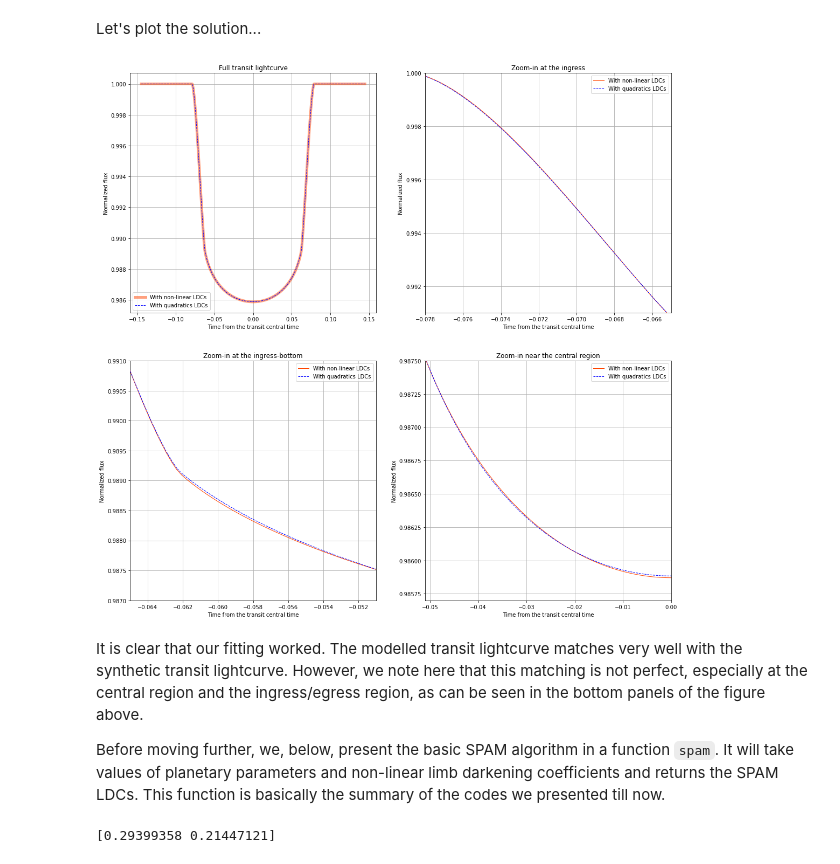
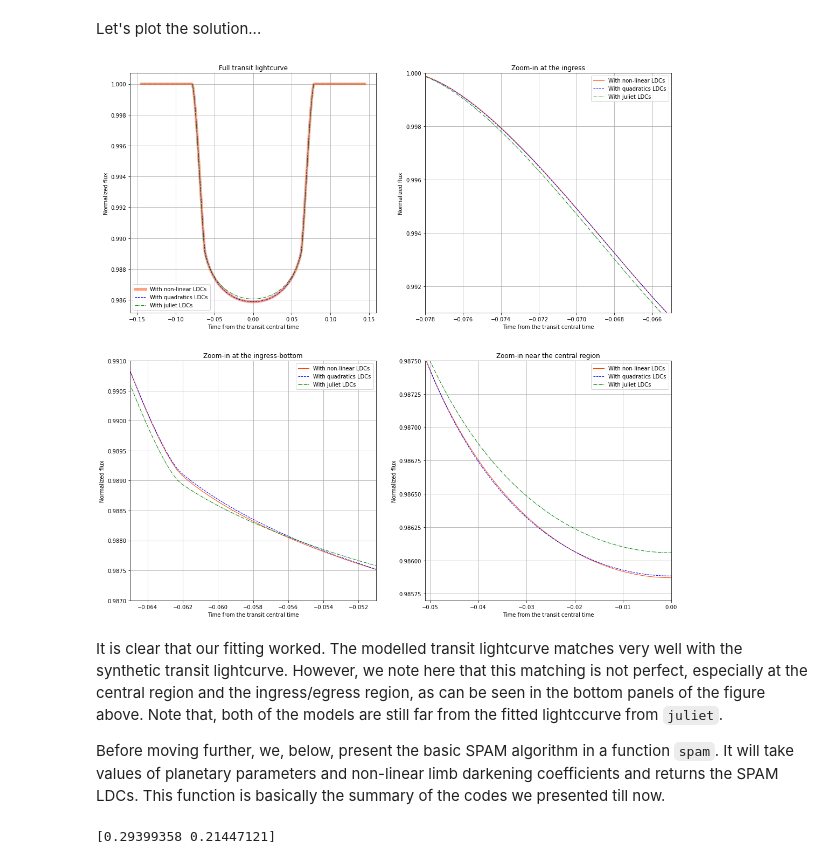
Before and after one commit to Jayshil/ld-spam, a Jupyter notebook: Notebooks/spam.ipynb, the cells around one changed output. Saved outputs shown, nothing was run; the diff lists cells and outputs as text; code cells hidden in the pictures.

Commit message:
Added juliet plotst

```diff
--- a/Notebooks/spam.ipynb
+++ b/Notebooks/spam.ipynb
@@ -56,6 +56,7 @@ Below, we plot our synthetic lightcurve using the function defined above (using
 # %%
 time = np.linspace(-4.41193789/(9.719*np.pi), 4.41193789/(9.719*np.pi), 1000)
 flux = transit(time, 0., 4.41193789, 0.11108, 9.719, 0.228, 0., 90., [0.461242, 0.339466, -0.16376, 3.4e-05], "nonlinear")
+flux_jl = transit(time, 0., 4.41193789, 0.11108, 9.719, 0.228, 0., 90., [0.302, 0.134], "quadratic")
 
 plt.figure(figsize=(9,9))
 plt.plot(time, flux)
@@ -94,6 +95,7 @@ fig, axs = plt.subplots(nrows=2, ncols=2,
                                     figsize=(18, 18))
 axs[0,0].plot(time, flux, lw=5, color='orangered', alpha=0.5, zorder=5, label='With non-linear LDCs')
 axs[0,0].plot(time, flux_qua, lw=1, ls='--', color='blue', zorder=10, label='With quadratics LDCs')
+axs[0,0].plot(time, flux_jl, lw=1, ls='-.', color='green', zorder=10, label='With juliet LDCs')
 axs[0,0].set_xlabel('Time from the transit central time')
 axs[0,0].set_ylabel('Normalized flux')
 axs[0,0].legend(loc='best')
@@ -102,37 +104,40 @@ axs[0,0].grid()
 
 axs[0,1].plot(time, flux, lw=1, color='orangered', alpha=1.0, zorder=5, label='With non-linear LDCs')
 axs[0,1].plot(time, flux_qua, lw=1, ls='--', color='blue', zorder=10, label='With quadratics LDCs')
+axs[0,1].plot(time, flux_jl, lw=1, ls='-.', color='green', zorder=10, label='With juliet LDCs')
 axs[0,1].set_xlabel('Time from the transit central time')
 axs[0,1].set_ylabel('Normalized flux')
 axs[0,1].legend(loc='best')
 axs[0,1].set_xlim([-0.078,-0.065])
 axs[0,1].set_ylim([0.991, 1.000])
 axs[0,1].set_title('Zoom-in at the ingress')
 axs[0,1].grid()
 
 axs[1,0].plot(time, flux, lw=1, color='orangered', alpha=1.0, zorder=5, label='With non-linear LDCs')
 axs[1,0].plot(time, flux_qua, lw=1, ls='--', color='blue', zorder=10, label='With quadratics LDCs')
+axs[1,0].plot(time, flux_jl, lw=1, ls='-.', color='green', zorder=10, label='With juliet LDCs')
 axs[1,0].set_xlabel('Time from the transit central time')
 axs[1,0].set_ylabel('Normalized flux')
 axs[1,0].legend(loc='best')
 axs[1,0].set_xlim([-0.065, -0.051])
 axs[1,0].set_ylim([0.9870, 0.9910])
 axs[1,0].set_title('Zoom-in at the ingress-bottom')
 axs[1,0].grid()
 
 axs[1,1].plot(time, flux, lw=1, color='orangered', alpha=1.0, zorder=5, label='With non-linear LDCs')
 axs[1,1].plot(time, flux_qua, lw=1, ls='--', color='blue', zorder=10, label='With quadratics LDCs')
+axs[1,1].plot(time, flux_jl, lw=1, ls='-.', color='green', zorder=10, label='With juliet LDCs')
 axs[1,1].set_xlabel('Time from the transit central time')
 axs[1,1].set_ylabel('Normalized flux')
 axs[1,1].legend(loc='best')
 axs[1,1].set_xlim([-0.051, 0.00])
 axs[1,1].set_ylim([0.9857, 0.9875])
 axs[1,1].set_title('Zoom-in near the central region')
 axs[1,1].grid()
 # %% [output]
-[figure, old version]
+[figure, new version]
 # %% [markdown]
-It is clear that our fitting worked. The modelled transit lightcurve matches very well with the synthetic transit lightcurve. However, we note here that this matching is not perfect, especially at the central region and the ingress/egress region, as can be seen in the bottom panels of the figure above.
+It is clear that our fitting worked. The modelled transit lightcurve matches very well with the synthetic transit lightcurve. However, we note here that this matching is not perfect, especially at the central region and the ingress/egress region, as can be seen in the bottom panels of the figure above. Note that, both of the models are still far from the fitted lightccurve from `juliet`.
 
 Before moving further, we, below, present the basic SPAM algorithm in a function `spam`. It will take values of planetary parameters and non-linear limb darkening coefficients and returns the SPAM LDCs. This function is basically the summary of the codes we presented till now.
 # %%
```
Also changed, not shown: parts of 1 cell of this notebook.
